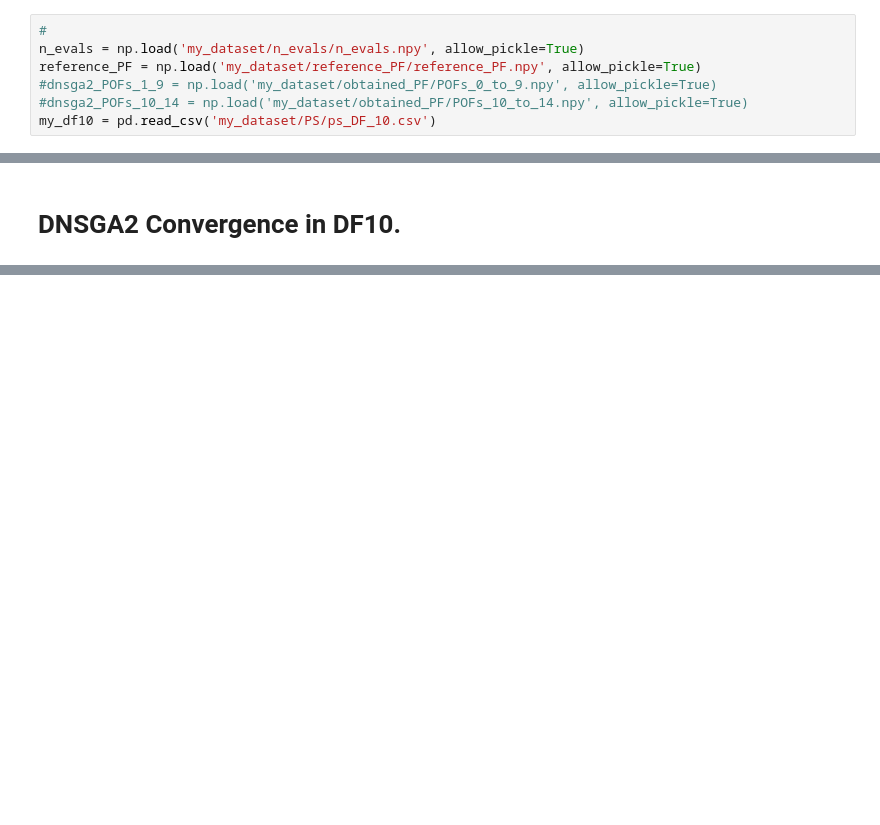
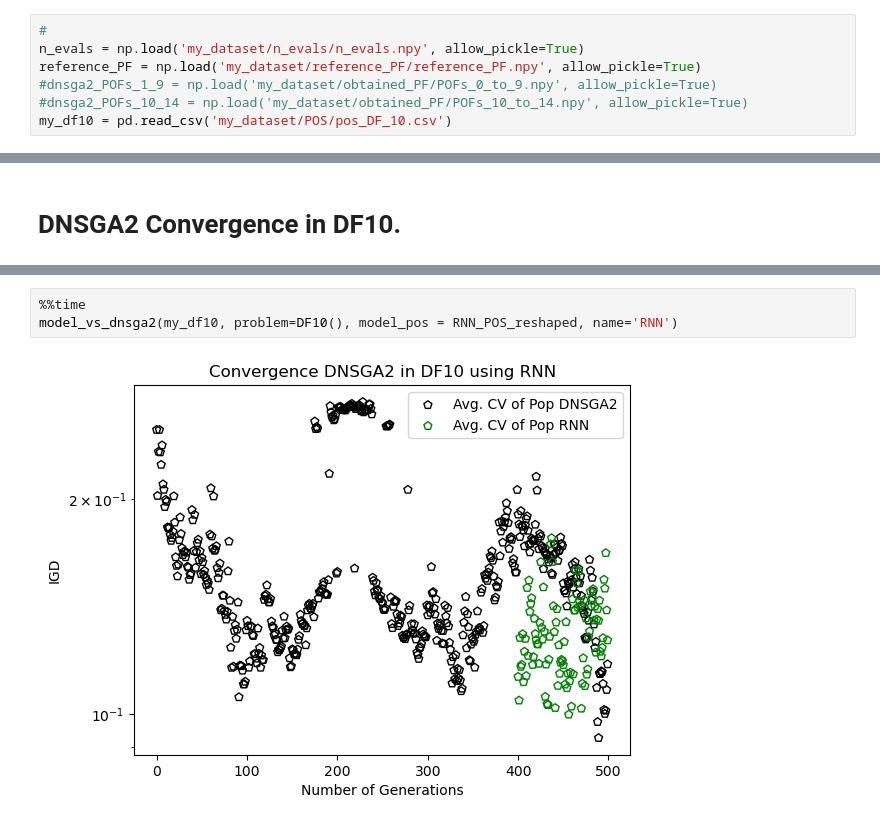
Before and after one commit to ilyesBoukraa/DMOOP_and_DL, a Jupyter notebook: Evaluating_Our_Models.ipynb, the cells around one changed output, grey strips where cells are left out. Saved outputs shown, nothing was run; the diff lists cells and outputs as text; blank space fills up the shorter version.

```diff
--- a/Evaluating_Our_Models.ipynb
+++ b/Evaluating_Our_Models.ipynb
@@ -33,7 +33,7 @@ n_evals = np.load('my_dataset/n_evals/n_evals.npy', allow_pickle=True)
 reference_PF = np.load('my_dataset/reference_PF/reference_PF.npy', allow_pickle=True)
 #dnsga2_POFs_1_9 = np.load('my_dataset/obtained_PF/POFs_0_to_9.npy', allow_pickle=True)
 #dnsga2_POFs_10_14 = np.load('my_dataset/obtained_PF/POFs_10_to_14.npy', allow_pickle=True)
-my_df10 = pd.read_csv('my_dataset/PS/ps_DF_10.csv')
+my_df10 = pd.read_csv('my_dataset/POS/pos_DF_10.csv')
 # %% [markdown]
 # Explore, Treat and Use Our Data.
 # %%
@@ -173,0 +181,5 @@ Wall time: 13.1 s
+# %%
+%%time
+model_vs_dnsga2(my_df10, problem=DF10(), model_pos = RNN_POS_reshaped, name='RNN')
+# %% [output]
+[figure, added]
```
Also changed, not shown: parts of 8 cells of this notebook.
